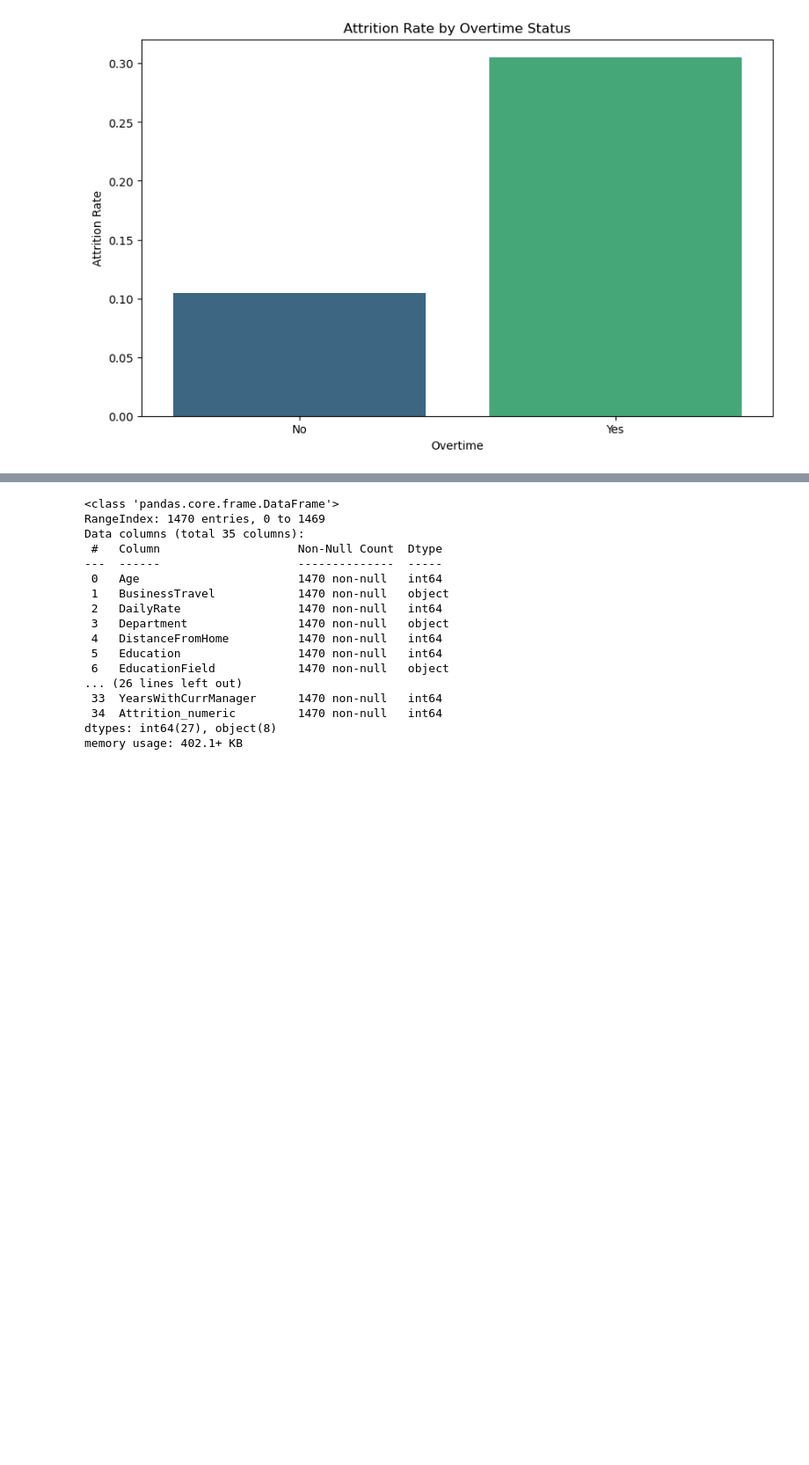
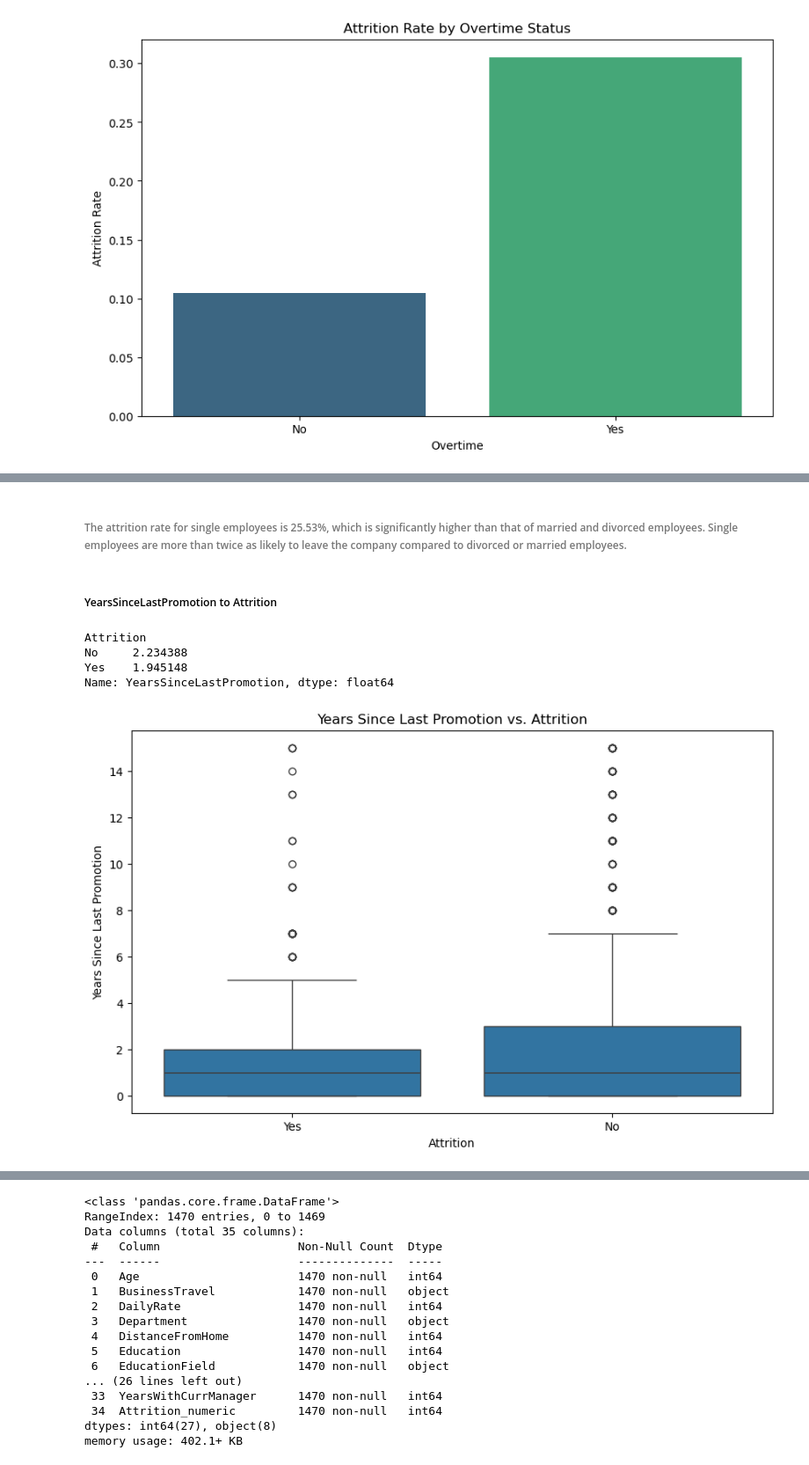
Before and after one commit to Eric-MK/analysing-and-predicting-attrition-rate, a Jupyter notebook: task.ipynb, the cells around one changed output, grey strips where cells are left out. Shown at 88% size. Drawn from its saved outputs; the diff is of its cells as text; code cells hidden in the pictures; blank space fills up the shorter version.

```diff
--- a/task.ipynb
+++ b/task.ipynb
@@ -247,0 +305,20 @@ Passing `palette` without assigning `hue` is deprecated and will be removed in v
+# %% [markdown]
+###### The attrition rate for single employees is 25.53%, which is significantly higher than that of married and divorced employees. Single employees are more than twice as likely to leave the company compared to divorced or married employees.
+# %% [markdown]
+##### YearsSinceLastPromotion to Attrition
+# %%
+promotion_effect = df.groupby('Attrition')['YearsSinceLastPromotion'].mean()
+print(promotion_effect)
+
+plt.figure(figsize=(10, 6))
+sns.boxplot(x='Attrition', y='YearsSinceLastPromotion', data=df)
+plt.title('Years Since Last Promotion vs. Attrition')
+plt.xlabel('Attrition')
+plt.ylabel('Years Since Last Promotion')
+plt.show()
+# %% [output]
+Attrition
+No     2.234388
+Yes    1.945148
+Name: YearsSinceLastPromotion, dtype: float64
+[figure, added]
```
Also changed, not shown: parts of 18 cells of this notebook.
